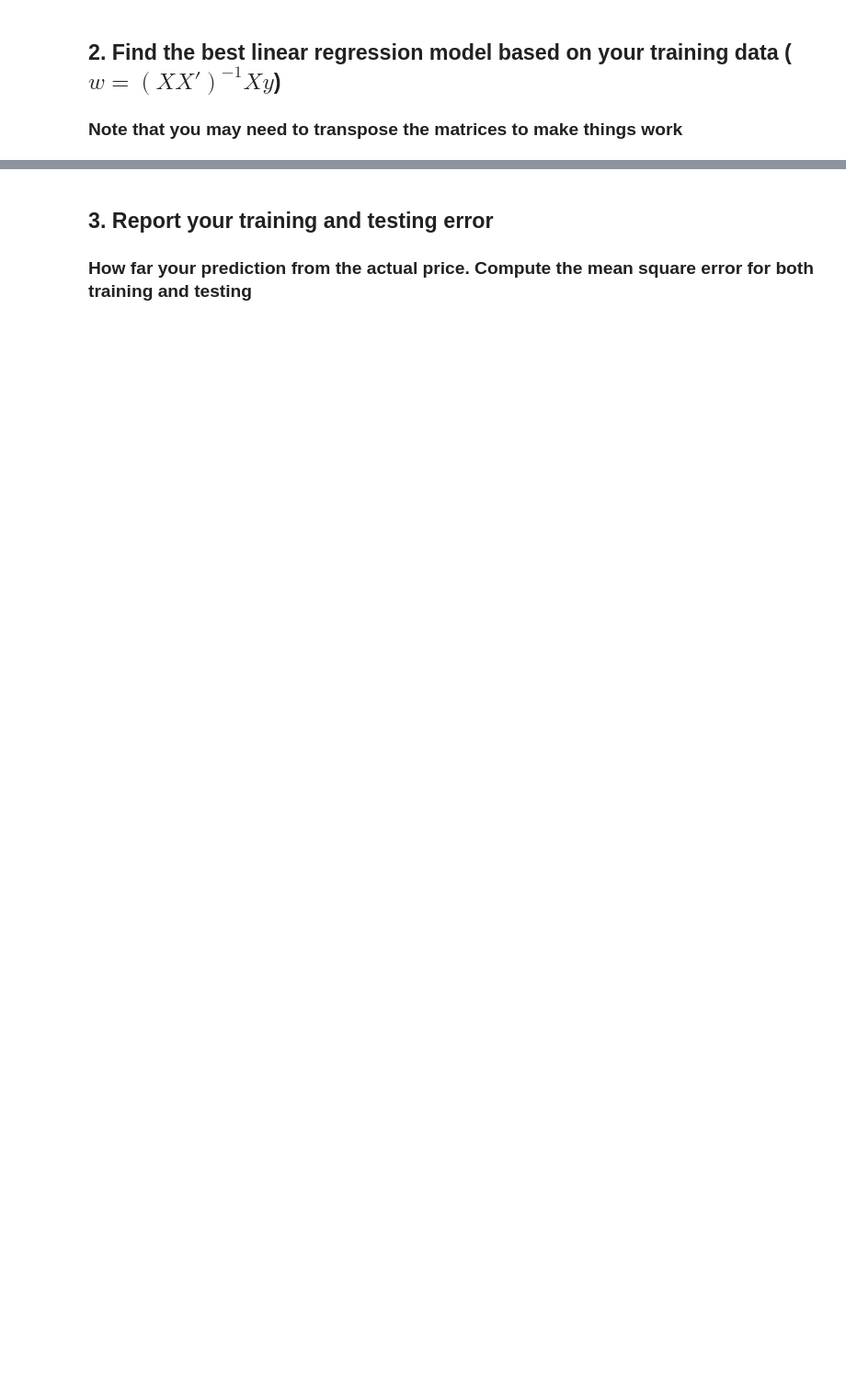
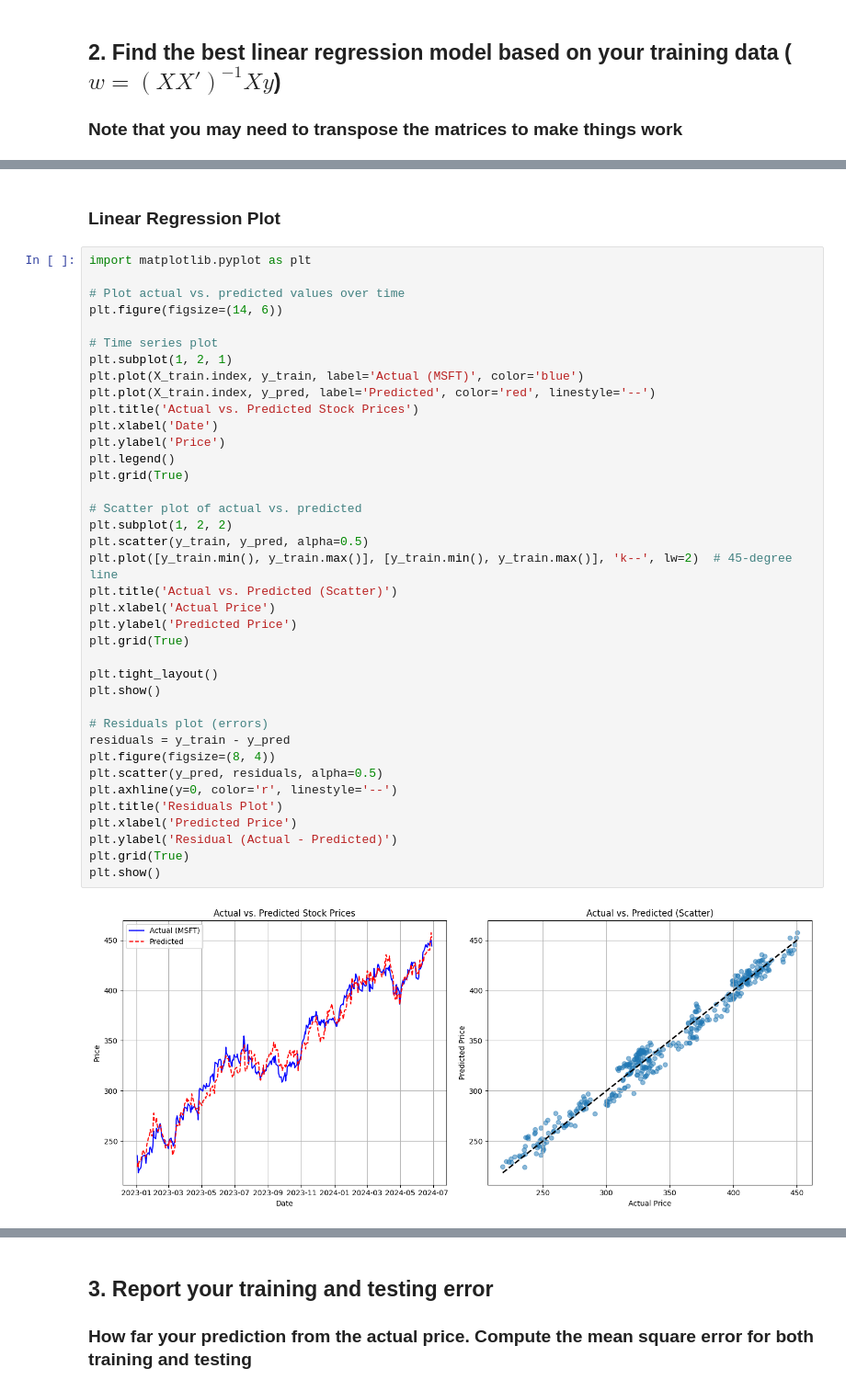
Before and after one commit to fantasybarry/MSFT-Prediction, a Jupyter notebook: hw1.ipynb, the cells around one changed output, grey strips where cells are left out. Shown at 92% size. Saved outputs shown, nothing was run; the diff lists cells and outputs as text; blank space fills up the shorter version.

```diff
--- a/hw1.ipynb
+++ b/hw1.ipynb
@@ -136,0 +219,42 @@ Date
+# %% [markdown]
+### Linear Regression Plot
+# %%
+import matplotlib.pyplot as plt
+
+# Plot actual vs. predicted values over time
+plt.figure(figsize=(14, 6))
+
+# Time series plot
+plt.subplot(1, 2, 1)
+plt.plot(X_train.index, y_train, label='Actual (MSFT)', color='blue')
+plt.plot(X_train.index, y_pred, label='Predicted', color='red', linestyle='--')
+plt.title('Actual vs. Predicted Stock Prices')
+plt.xlabel('Date')
+plt.ylabel('Price')
+plt.legend()
+plt.grid(True)
+
+# Scatter plot of actual vs. predicted
+plt.subplot(1, 2, 2)
+plt.scatter(y_train, y_pred, alpha=0.5)
+plt.plot([y_train.min(), y_train.max()], [y_train.min(), y_train.max()], 'k--', lw=2)  # 45-degree line
+plt.title('Actual vs. Predicted (Scatter)')
+plt.xlabel('Actual Price')
+plt.ylabel('Predicted Price')
+plt.grid(True)
+
+plt.tight_layout()
+plt.show()
+
+# Residuals plot (errors)
+residuals = y_train - y_pred
+plt.figure(figsize=(8, 4))
+plt.scatter(y_pred, residuals, alpha=0.5)
+plt.axhline(y=0, color='r', linestyle='--')
+plt.title('Residuals Plot')
+plt.xlabel('Predicted Price')
+plt.ylabel('Residual (Actual - Predicted)')
+plt.grid(True)
+plt.show()
+# %% [output]
+[figure, added]
```
Also changed, not shown: parts of 56 cells of this notebook, 2 other files.
